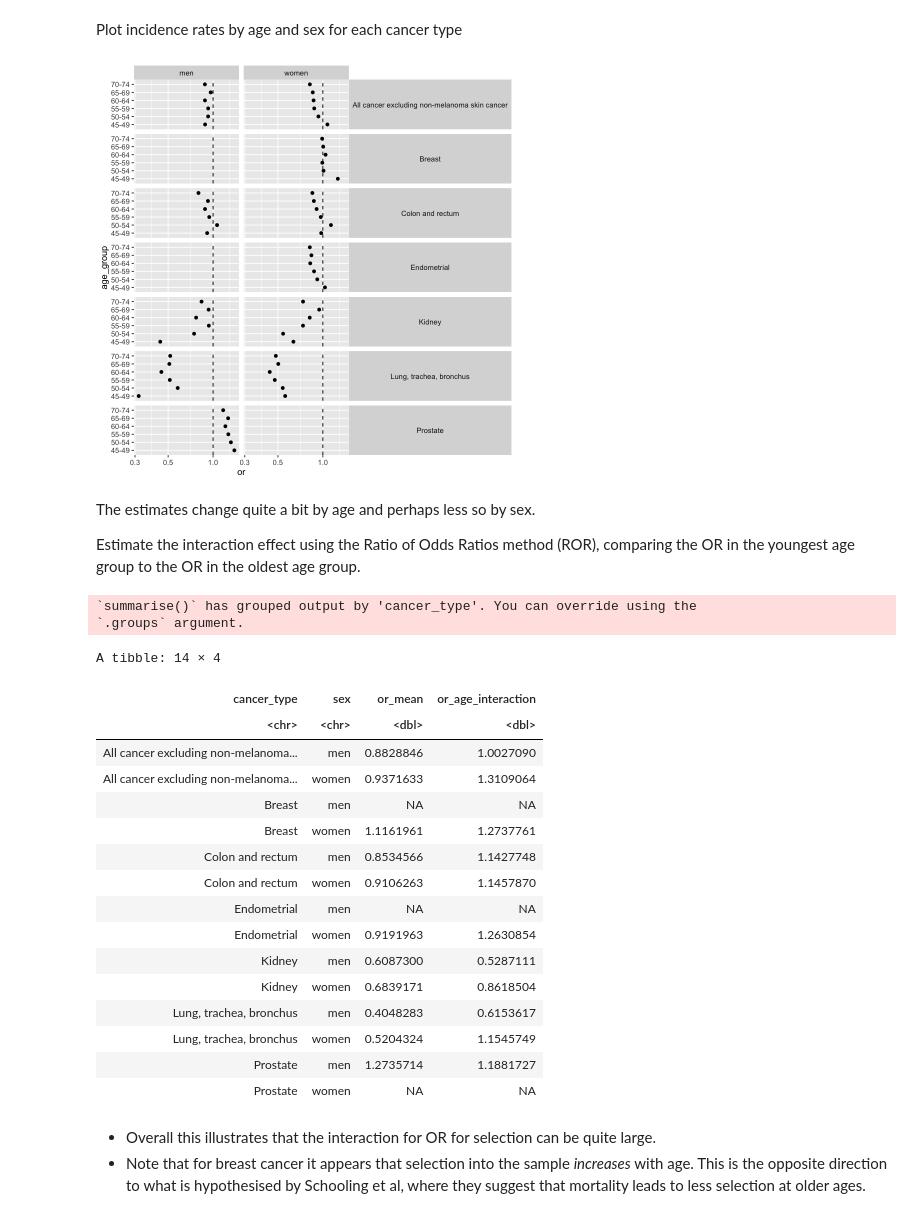
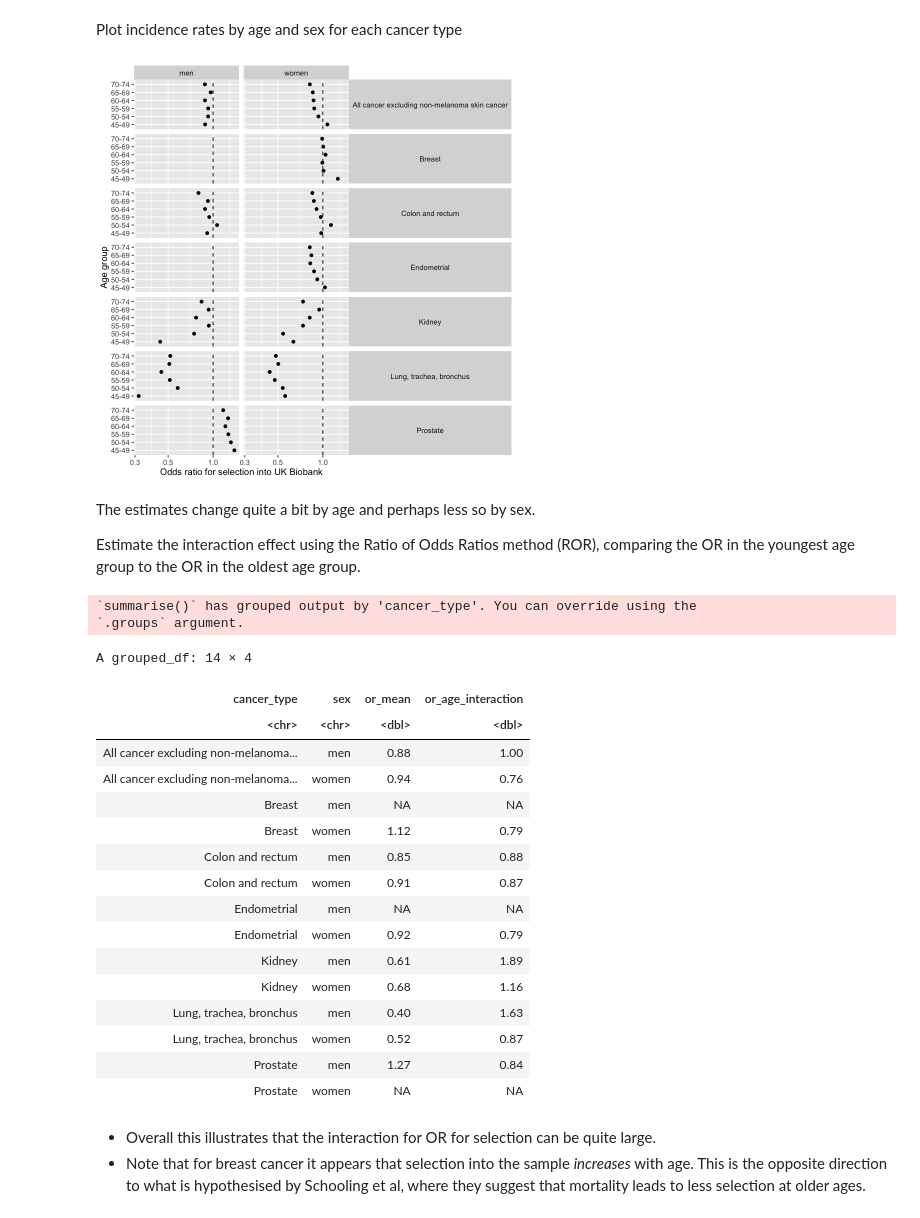
Before and after one commit to gracemarionpower/selection-bias-simulations, a Jupyter notebook: selection-ukb-estimation/estimation.ipynb, the cells around one changed output. Drawn from its saved outputs; the diff is of its cells as text; code cells hidden in the pictures.

```diff
--- a/selection-ukb-estimation/estimation.ipynb
+++ b/selection-ukb-estimation/estimation.ipynb
@@ -52,13 +52,14 @@ Plot incidence rates by age and sex for each cancer type
 # %%
 dat_long %>%
     ggplot(aes(y = age_group, x = or)) +
     geom_point() +
     scale_x_log10() +
     geom_vline(xintercept = 1, linetype = "dashed") +
     facet_grid(cancer_type ~ sex) +
-    theme(strip.text.y = element_text(angle=0), legend="none")
+    theme(strip.text.y = element_text(angle=0), legend="none") +
+    labs(x = "Odds ratio for selection into UK Biobank", y = "Age group")
 # %% [output]
-[figure, old version]
+[figure, new version]
 # %% [markdown]
 The estimates change quite a bit by age and perhaps less so by sex.
 
@@ -66,28 +67,29 @@ Estimate the interaction effect using the Ratio of Odds Ratios method (ROR), com
 # %%
 group_by(dat_long, cancer_type, sex) %>%
     filter(age_group %in% c("70-74", "45-49")) %>%
+    arrange(age_group) %>%
     summarise(
-        or_mean = exp(mean(log(or))),
-        or_age_interaction = first(or) / last(or)) %>% ungroup()
+        or_mean = exp(mean(log(or))) %>% round(2),
+        or_age_interaction = (last(or) / first(or)) %>% round(2))
 # %% [output]
 `summarise()` has grouped output by 'cancer_type'. You can override using the
 `.groups` argument.
-A tibble: 14 × 4
+A grouped_df: 14 × 4
 | cancer_type | sex | or_mean | or_age_interaction |
 | <chr> | <chr> | <dbl> | <dbl> |
-| All cancer excluding non-melanoma... | men | 0.8828846 | 1.0027090 |
-| All cancer excluding non-melanoma... | women | 0.9371633 | 1.3109064 |
+| All cancer excluding non-melanoma... | men | 0.88 | 1.00 |
+| All cancer excluding non-melanoma... | women | 0.94 | 0.76 |
 | Breast | men | NA | NA |
-| Breast | women | 1.1161961 | 1.2737761 |
-| Colon and rectum | men | 0.8534566 | 1.1427748 |
-| Colon and rectum | women | 0.9106263 | 1.1457870 |
+| Breast | women | 1.12 | 0.79 |
+| Colon and rectum | men | 0.85 | 0.88 |
+| Colon and rectum | women | 0.91 | 0.87 |
 | Endometrial | men | NA | NA |
-| Endometrial | women | 0.9191963 | 1.2630854 |
-| Kidney | men | 0.6087300 | 0.5287111 |
-| Kidney | women | 0.6839171 | 0.8618504 |
-| Lung, trachea, bronchus | men | 0.4048283 | 0.6153617 |
-| Lung, trachea, bronchus | women | 0.5204324 | 1.1545749 |
-| Prostate | men | 1.2735714 | 1.1881727 |
+| Endometrial | women | 0.92 | 0.79 |
+| Kidney | men | 0.61 | 1.89 |
+| Kidney | women | 0.68 | 1.16 |
+| Lung, trachea, bronchus | men | 0.40 | 1.63 |
+| Lung, trachea, bronchus | women | 0.52 | 0.87 |
+| Prostate | men | 1.27 | 0.84 |
 | Prostate | women | NA | NA |
 # %% [markdown]
 - Overall this illustrates that the interaction for OR for selection can be quite large.
```
